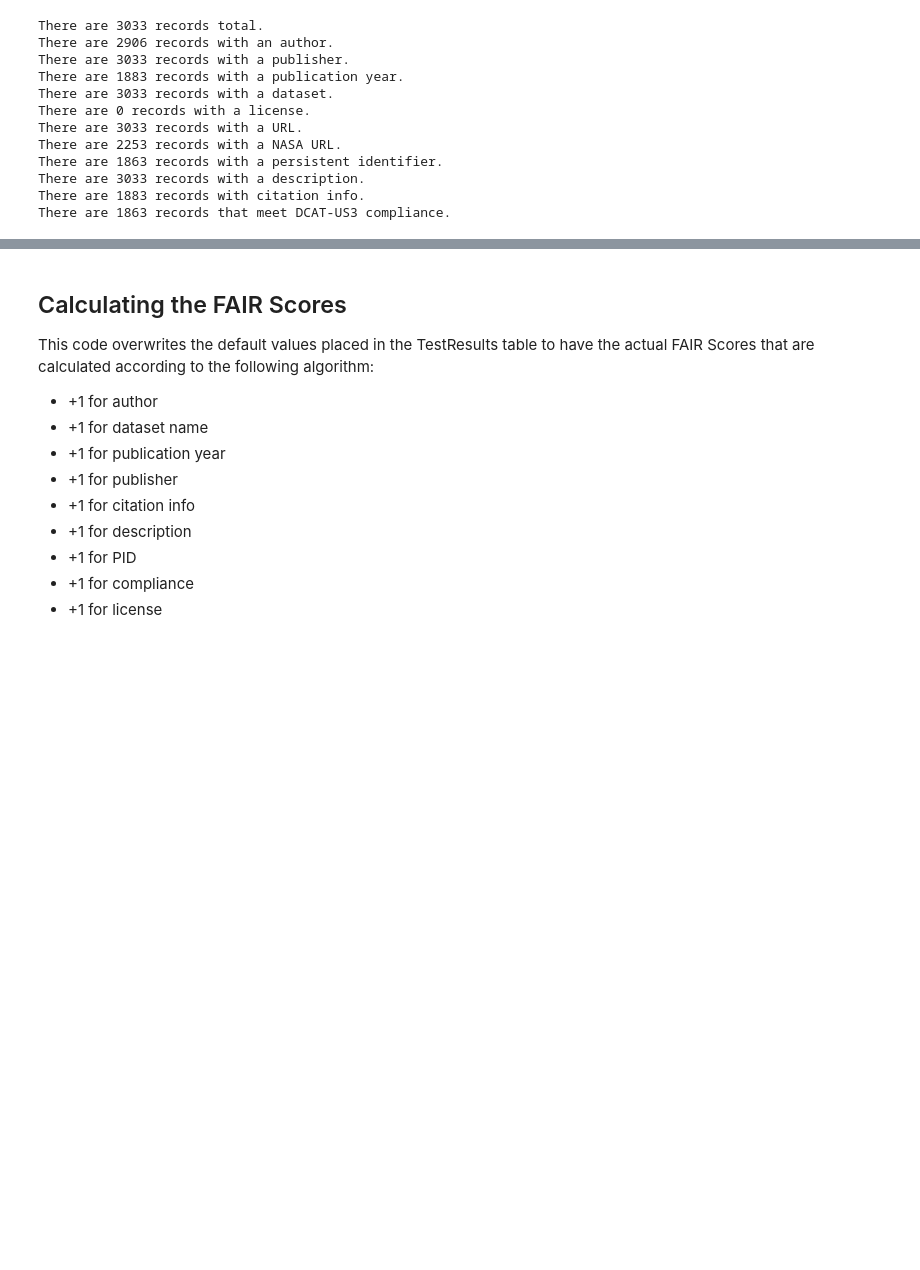
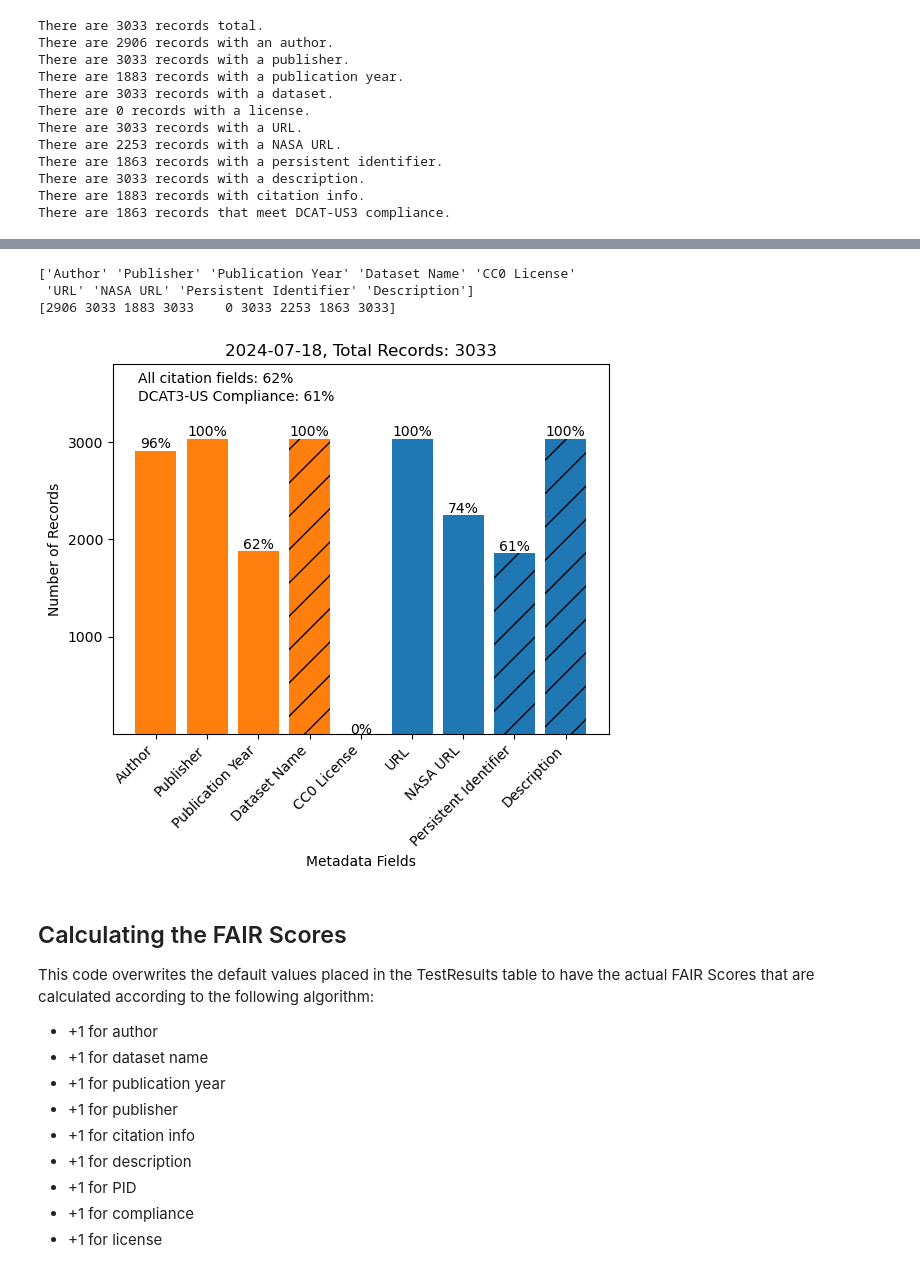
Before and after one commit to Kurokio/HDRL-Internship-2024, a Jupyter notebook: Tutorials/HowToUse.ipynb, the cells around one changed output, grey strips where cells are left out. Drawn from its saved outputs; the diff is of its cells as text; code cells hidden in the pictures; blank space fills up the shorter version.

```diff
--- a/Tutorials/HowToUse.ipynb
+++ b/Tutorials/HowToUse.ipynb
@@ -219,3 +206,10 @@ AttributeError: 'BarContainer' object has no attribute '_hatch'
+# %%
+MetadataBarChart(conn, records, percent = True)
+# %% [output]
+['Author' 'Publisher' 'Publication Year' 'Dataset Name' 'CC0 License'
+ 'URL' 'NASA URL' 'Persistent Identifier' 'Description']
+[2906 3033 1883 3033    0 3033 2253 1863 3033]
+[figure, added]
 # %% [markdown]
 ## Calculating the FAIR Scores
 This code overwrites the default values placed in the TestResults table to have the actual FAIR Scores that are calculated according to the following algorithm:<br>
```
Also changed, not shown: parts of 7 cells of this notebook.
